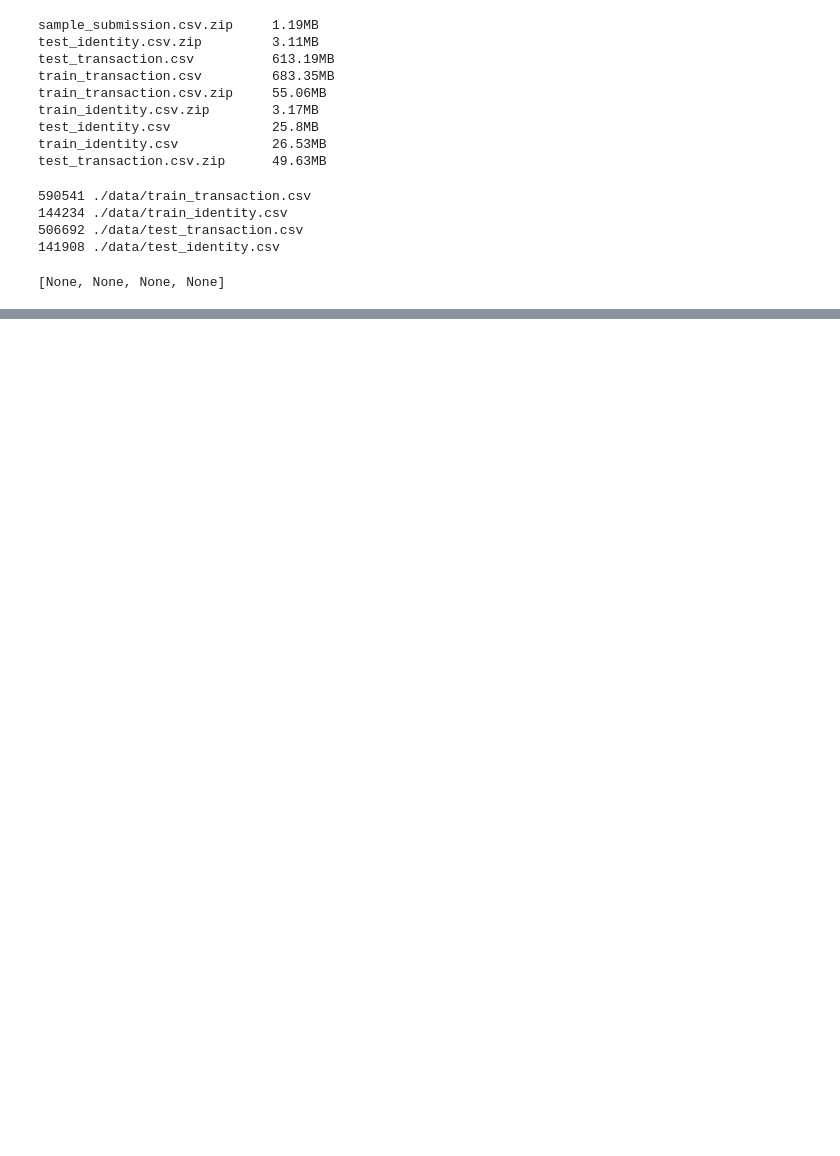
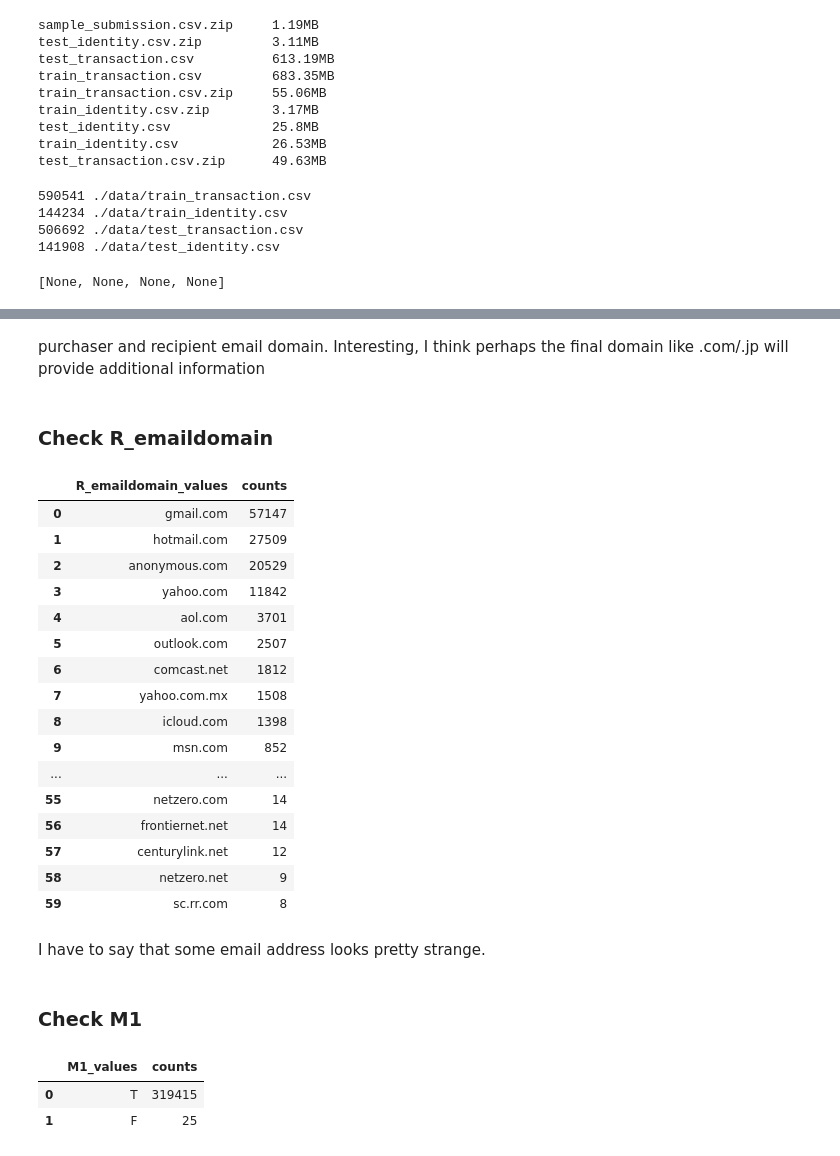
Before and after one commit to haataa/IEEE_CIS_Fraud_Detection, a Jupyter notebook: EDA.ipynb, the cells around one changed output, grey strips where cells are left out. Saved outputs shown, nothing was run; the diff lists cells and outputs as text; code cells hidden in the pictures; blank space fills up the shorter version.

```diff
--- a/EDA.ipynb
+++ b/EDA.ipynb
@@ -73,0 +287,34 @@ OSError: Initializing from file failed
+# %% [markdown]
+purchaser and recipient email domain. Interesting, I think perhaps the final domain like .com/.jp will provide additional information
+# %% [markdown]
+### Check R_emaildomain
+# %%
+feat_value_count(df_train_transac,'R_emaildomain')
+# %% [output]
+|  | R_emaildomain_values | counts |
+| 0 | gmail.com | 57147 |
+| 1 | hotmail.com | 27509 |
+| 2 | anonymous.com | 20529 |
+| 3 | yahoo.com | 11842 |
+| 4 | aol.com | 3701 |
+| 5 | outlook.com | 2507 |
+| 6 | comcast.net | 1812 |
+| 7 | yahoo.com.mx | 1508 |
+| 8 | icloud.com | 1398 |
+| 9 | msn.com | 852 |
+| ... | ... | ... |
+| 55 | netzero.com | 14 |
+| 56 | frontiernet.net | 14 |
+| 57 | centurylink.net | 12 |
+| 58 | netzero.net | 9 |
+| 59 | sc.rr.com | 8 |
+# %% [markdown]
+I have to say that some email address looks pretty strange.
+# %% [markdown]
+### Check M1
+# %%
+feat_value_count(df_train_transac,'M1')
+# %% [output]
+|  | M1_values | counts |
+| 0 | T | 319415 |
+| 1 | F | 25 |
```
Also changed, not shown: parts of 36 cells of this notebook.
